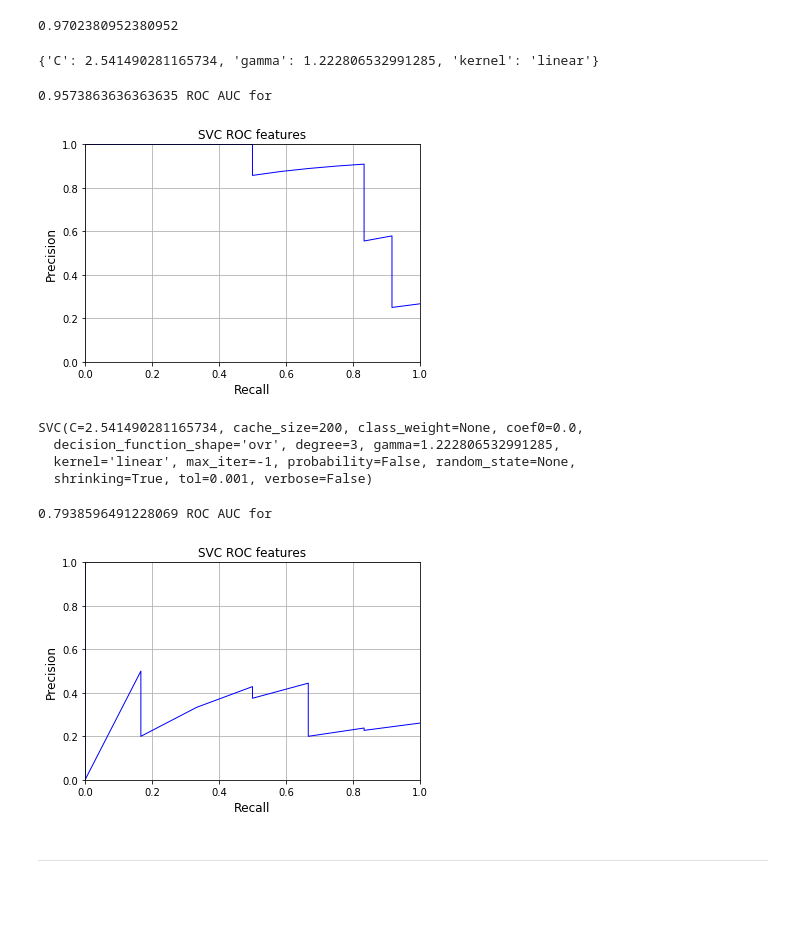
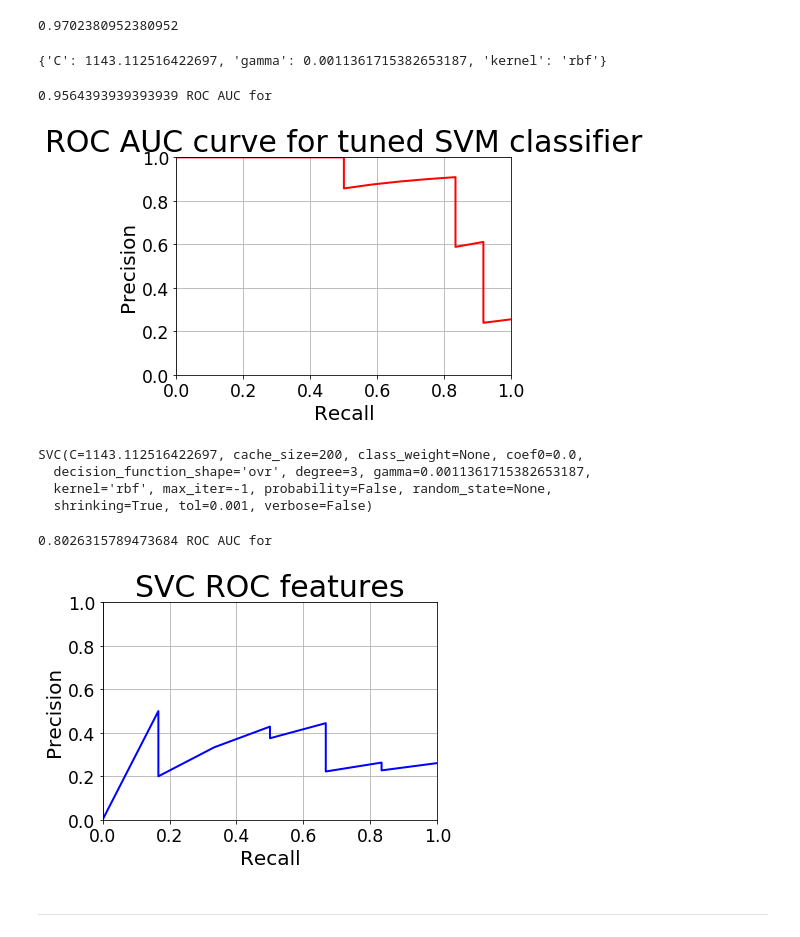
Before and after one commit to micos20/ENRON_fraud-detection, a Jupyter notebook: scripts/SVC_model.ipynb, the cells around one changed output. Drawn from its saved outputs; the diff is of its cells as text; code cells hidden in the pictures; blank space fills up the shorter version.

```diff
--- a/scripts/SVC_model.ipynb
+++ b/scripts/SVC_model.ipynb
@@ -623,7 +623,9 @@ X_test_44_red10 = pipe_44.transform(X_test)[:, RFECV_.ranking_ <= 1]
 # %%
 param_distributions = {
             'kernel': ['linear', 'rbf'],
-            'C': stats.reciprocal(0.1, 10000),
+            #'C': stats.reciprocal(0.1, 10000),
+            #'C': stats.uniform(0.1, 10000),
+            'C': stats.halfnorm(0.1, 10000),
             'gamma': stats.expon(scale=1.0),
         }
 # %%
@@ -655,25 +656,26 @@ RandSearch.best_score_
 # %%
 RandSearch.best_params_
 # %% [output]
-{'C': 2.541490281165734, 'gamma': 1.222806532991285, 'kernel': 'linear'}
+{'C': 1143.112516422697, 'gamma': 0.0011361715382653187, 'kernel': 'rbf'}
 # %%
 # Make predictions on test set
 # %%
 y_scores = cross_val_predict(RandSearch.best_estimator_, X_train_44_red10, y_train, cv=6, method='decision_function')
 print roc_auc_score(y_train, y_scores), "ROC AUC for"
 precision, recall, proba = precision_recall_curve(y_train, y_scores)
-plt_precision_vs_recall(precision, recall, title='SVC ROC features')
+#plt_precision_vs_recall(precision, recall, title='SVC ROC features')
+plt_precision_vs_recall(precision, recall, title='ROC AUC curve for tuned SVM classifier', color='red')
 # %% [output]
-0.9573863636363635 ROC AUC for
+0.9564393939393939 ROC AUC for
-[figure, old version]
+[figure, new version]
 # %%
 clf = RandSearch.best_estimator_
 # %%
 clf.fit(X_train_44_red10, y_train)
 # %% [output]
-SVC(C=2.541490281165734, cache_size=200, class_weight=None, coef0=0.0,
-  decision_function_shape='ovr', degree=3, gamma=1.222806532991285,
-  kernel='linear', max_iter=-1, probability=False, random_state=None,
+SVC(C=1143.112516422697, cache_size=200, class_weight=None, coef0=0.0,
+  decision_function_shape='ovr', degree=3, gamma=0.0011361715382653187,
+  kernel='rbf', max_iter=-1, probability=False, random_state=None,
   shrinking=True, tol=0.001, verbose=False)
 # %%
 y_scores = clf.decision_function(X_test_44_red10)
@@ -681,8 +683,8 @@ print roc_auc_score(y_test, y_scores), "ROC AUC for"
 precision, recall, proba = precision_recall_curve(y_test, y_scores)
 plt_precision_vs_recall(precision, recall, title='SVC ROC features')
 # %% [output]
-0.7938596491228069 ROC AUC for
+0.8026315789473684 ROC AUC for
-[figure, old version]
+[figure, new version]
 # %%
 feature_list = payment_features + stock_features + mail_features + extra_features
 selected_features = get_features(feature_list,  RFECV_.ranking_ <= 1)
```
Also changed, not shown: parts of 13 cells of this notebook, 6 other files.
